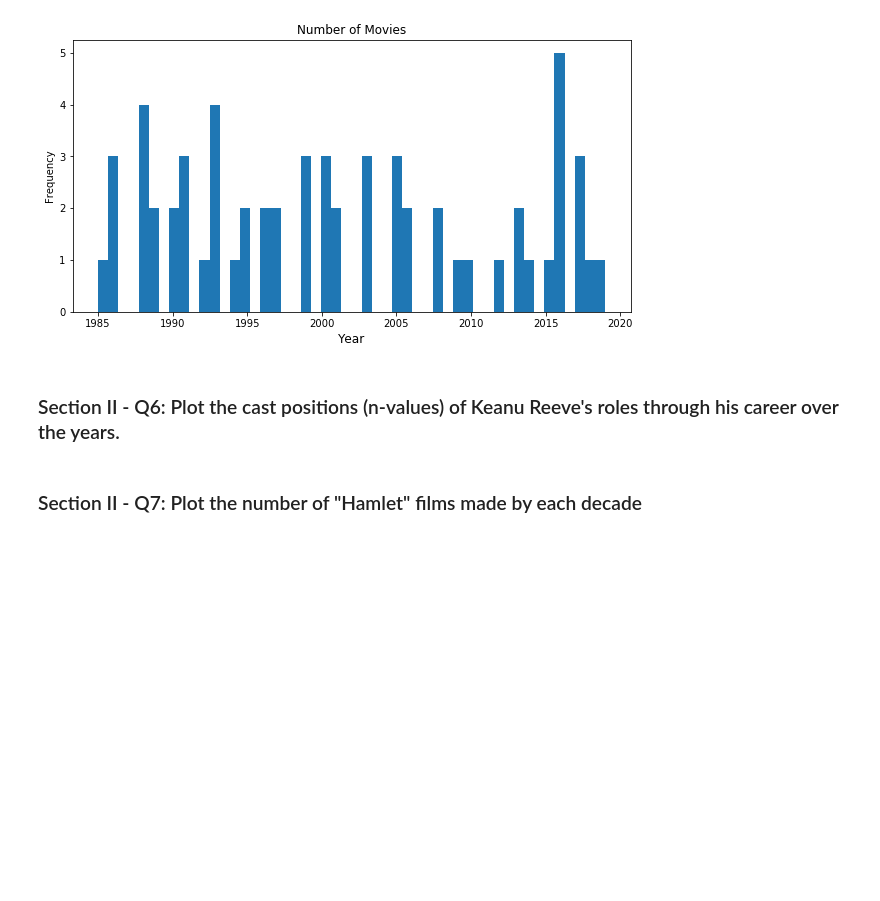
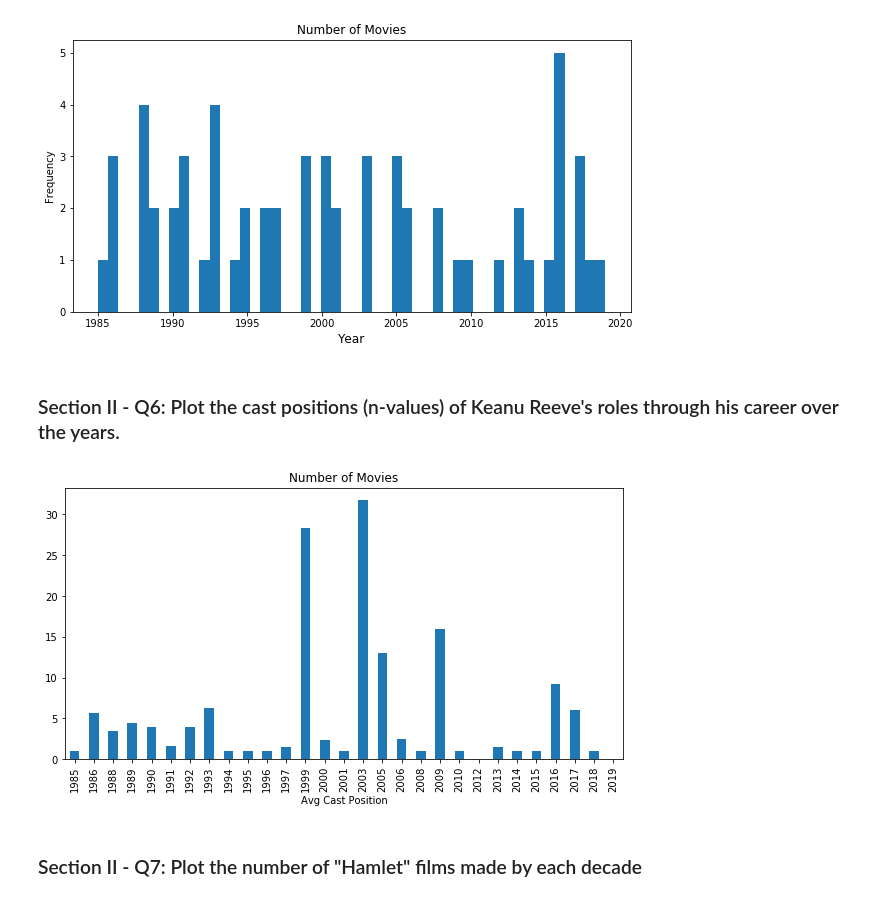
Before and after one commit to sl7423/mec-mini-projects, a Jupyter notebook: mec-5.3.10-data-wranging-with-pandas-mini-project/Mini_Project_Data_Wrangling_Pandas.ipynb, the cells around one changed output. Drawn from its saved outputs; the diff is of its cells as text; code cells hidden in the pictures; blank space fills up the shorter version.

```diff
--- a/mec-5.3.10-data-wranging-with-pandas-mini-project/Mini_Project_Data_Wrangling_Pandas.ipynb
+++ b/mec-5.3.10-data-wranging-with-pandas-mini-project/Mini_Project_Data_Wrangling_Pandas.ipynb
@@ -510,5 +525,16 @@ fig.set_size_inches(10,5)
 [figure]
 # %% [markdown]
 ### Section II - Q6: Plot the cast positions (n-values) of Keanu Reeve's roles through his career over the years.
+# %%
+#To determine a metric for the cast positions, we decided to go with an average cast position over the years.
+
+ax = cast[cast['name'] == 'Keanu Reeves'].groupby('year')['n'].agg('mean').plot.bar()
+ax.set_title('Number of Movies', fontsize = 12)
+ax.set_xlabel('Avg Cast Position')
+
+fig = ax.figure
+fig.set_size_inches(10,5)
+# %% [output]
+[figure, added]
 # %% [markdown]
 ### Section II - Q7: Plot the number of "Hamlet" films made by each decade
```
Also changed, not shown: parts of 18 cells of this notebook.
